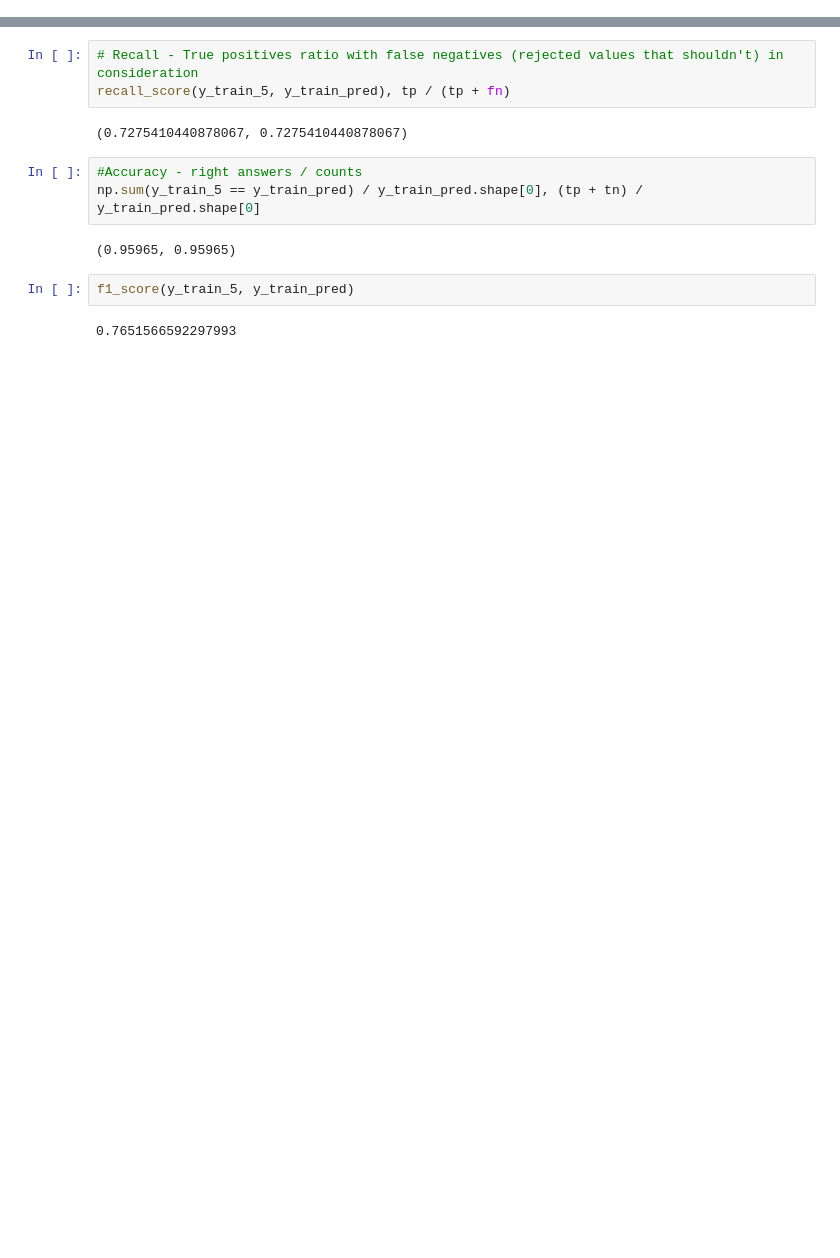
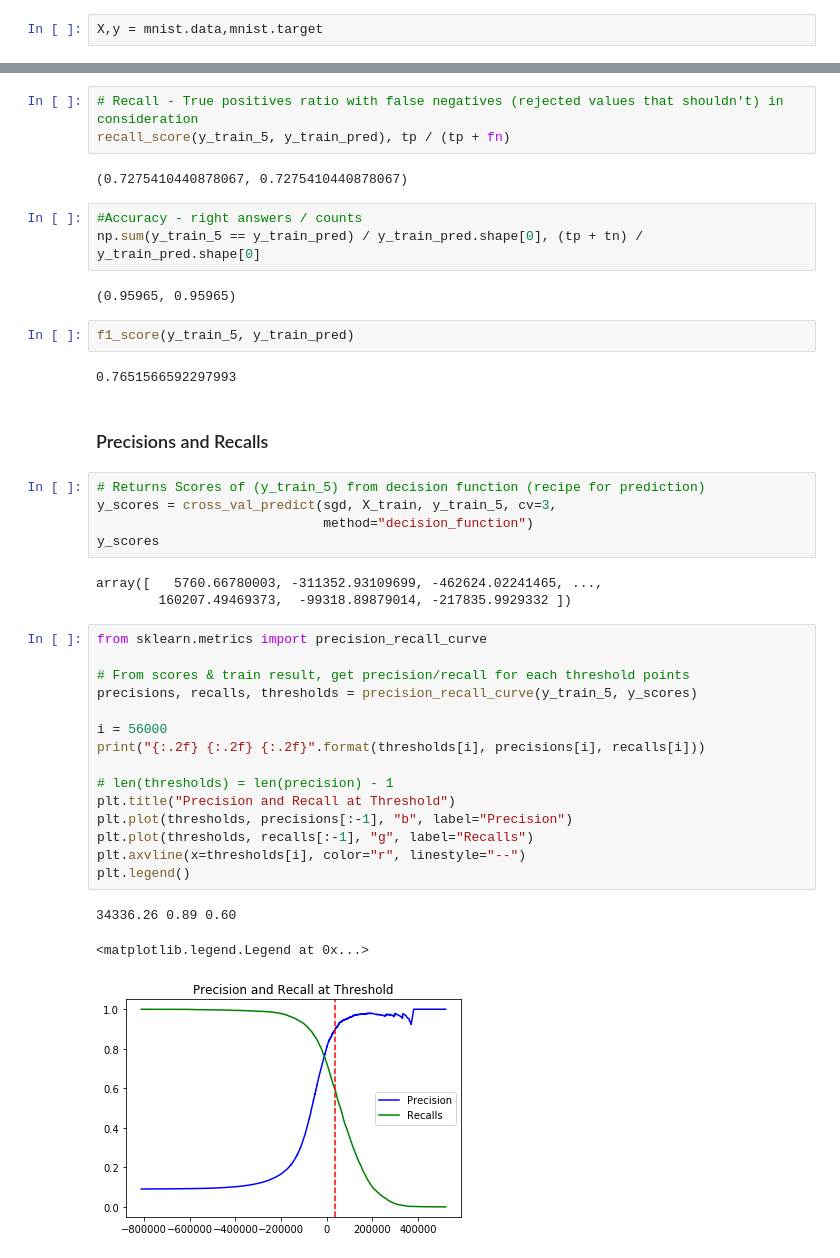
Before and after one commit to varokas/hands-on-ml, a Jupyter notebook: chapter3.ipynb, the cells around one changed output, grey strips where cells are left out. Drawn from its saved outputs; the diff is of its cells as text; blank space fills up the shorter version.

Commit message:
precision and recalls curve

```diff
--- a/chapter3.ipynb
+++ b/chapter3.ipynb
@@ -9,6 +9,8 @@ mnist = fetch_openml('mnist_784')
 mnist.keys()
 # %% [output]
 dict_keys(['data', 'target', 'feature_names', 'DESCR', 'details', 'categories', 'url'])
+# %%
+X,y = mnist.data,mnist.target
 # %%
 X.shape, y.shape
 # %% [output]
@@ -116,3 +118,32 @@ np.sum(y_train_5 == y_train_pred) / y_train_pred.shape[0], (tp + tn) / y_train_p
 f1_score(y_train_5, y_train_pred)
 # %% [output]
 0.7651566592297993
+# %% [markdown]
+### Precisions and Recalls
+# %%
+# Returns Scores of (y_train_5) from decision function (recipe for prediction)
+y_scores = cross_val_predict(sgd, X_train, y_train_5, cv=3,
+                             method="decision_function")
+y_scores
+# %% [output]
+array([   5760.66780003, -311352.93109699, -462624.02241465, ...,
+        160207.49469373,  -99318.89879014, -217835.9929332 ])
+# %%
+from sklearn.metrics import precision_recall_curve
+
+# From scores & train result, get precision/recall for each threshold points
+precisions, recalls, thresholds = precision_recall_curve(y_train_5, y_scores)
+
+i = 56000
+print("{:.2f} {:.2f} {:.2f}".format(thresholds[i], precisions[i], recalls[i]))
+
+# len(thresholds) = len(precision) - 1
+plt.title("Precision and Recall at Threshold")
+plt.plot(thresholds, precisions[:-1], "b", label="Precision")
+plt.plot(thresholds, recalls[:-1], "g", label="Recalls")
+plt.axvline(x=thresholds[i], color="r", linestyle="--")
+plt.legend()
+# %% [output]
+34336.26 0.89 0.60
+<matplotlib.legend.Legend at 0x...>
+[figure, added]
```
Also changed, not shown: parts of 4 cells of this notebook.
